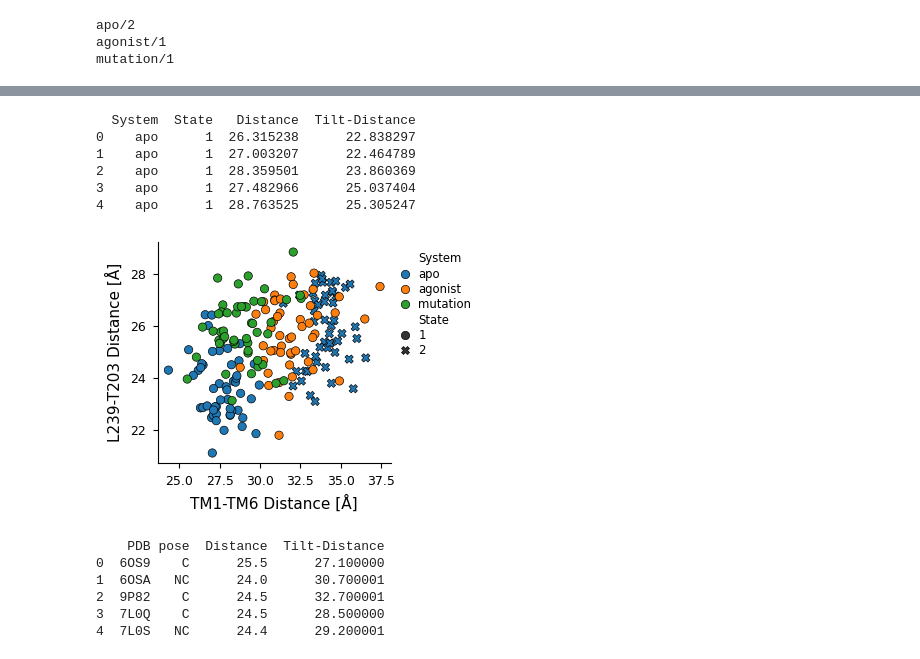
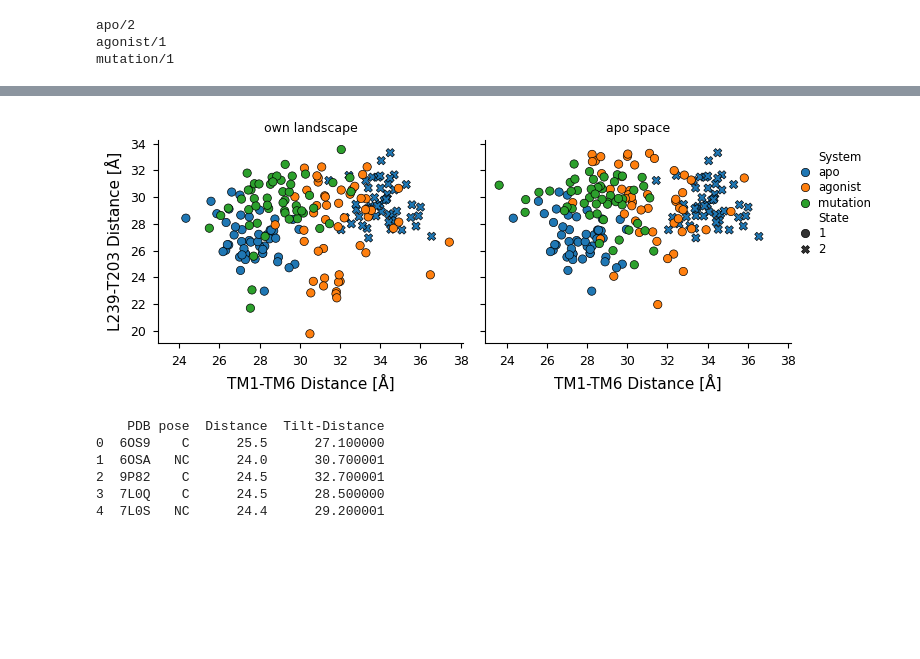
Before and after one commit to Rita-Ann-Roessner/Postdoc-UNIL, a Jupyter notebook: 260423_msm_GHSR+miniG_old_features/MSM-GHSR-miniG.ipynb, the cells around one changed output, grey strips where cells are left out. Cells and saved outputs as stored; diff of their text form; code cells hidden in the pictures; blank space fills up the shorter version.

```diff
--- a/260423_msm_GHSR+miniG_old_features/MSM-GHSR-miniG.ipynb
+++ b/260423_msm_GHSR+miniG_old_features/MSM-GHSR-miniG.ipynb
@@ -1096,26 +1282,24 @@ mutation/1
-# %%
-colors = {'Gi/o':'#dbad6e',
-         'Gq/11':'#0f9596',
-         'Gs':'#093c66'}
-
-fig, ax = plt.subplots(1, 1, figsize=(4, 3), tight_layout=True)
-
-df_md = pd.read_pickle('md-gprot-tilt-shift.pkl')
-#df_md = df_md[df_md['System'] != 'agonist']
-print(df_md.head())
-sns.scatterplot(df_md, x='Distance', y='Tilt-Distance', hue='System', style='State', edgecolor='black')
-
-ax.legend(title='', loc='upper left', fontsize='small', handlelength=0.7, labelspacing=0.2, frameon=False, bbox_to_anchor=(1, 1))
-plot_adjust_settings('TM1-TM6 Distance [Å]', 'L239-T203 Distance [Å]', ax=ax)
-sns.despine()
-# %% [output]
-  System  State   Distance  Tilt-Distance
-0    apo      1  26.315238      22.838297
-1    apo      1  27.003207      22.464789
-2    apo      1  28.359501      23.860369
-3    apo      1  27.482966      25.037404
-4    apo      1  28.763525      25.305247
-[figure, removed]
+# %%
+df_md = pd.read_pickle('md-gprot-tilt-shift.pkl')
+titles = {'macrostates_frames': 'own landscape', 'apo_space_frames': 'apo space'}
+
+fig, axes = plt.subplots(1, 2, figsize=(8, 3), tight_layout=True, sharex=True, sharey=True)
+
+for ax, (frames, title) in zip(axes, titles.items()):
+    sub = df_md[df_md['Frames'] == frames]
+    sns.scatterplot(sub, x='Distance', y='Tilt-Distance', hue='System', style='State',
+                    hue_order=['apo', 'agonist', 'mutation'], edgecolor='black', ax=ax)
+    ax.set_title(title, fontsize=9)
+    plot_adjust_settings('TM1-TM6 Distance [Å]', 'L239-T203 Distance [Å]', ax=ax)
+    ax.legend([], [], frameon=False)
+
+handles, labels = axes[1].get_legend_handles_labels()
+axes[1].legend(handles, labels, title='', loc='upper left', fontsize='small', handlelength=0.7,
+               labelspacing=0.2, frameon=False, bbox_to_anchor=(1, 1))
+sns.despine()
+plt.show()
+# %% [output]
+[figure, added]
 # %%
 # --- project experimental NTSR1-Gi1 structures into the TM1-TM6 vs L239-T203 space ---
 # GHSR/mini-G residues mapped to NTSR1/Gαi1 by sequence alignment, checked structurally
```
Also changed, not shown: parts of 4 cells of this notebook.
